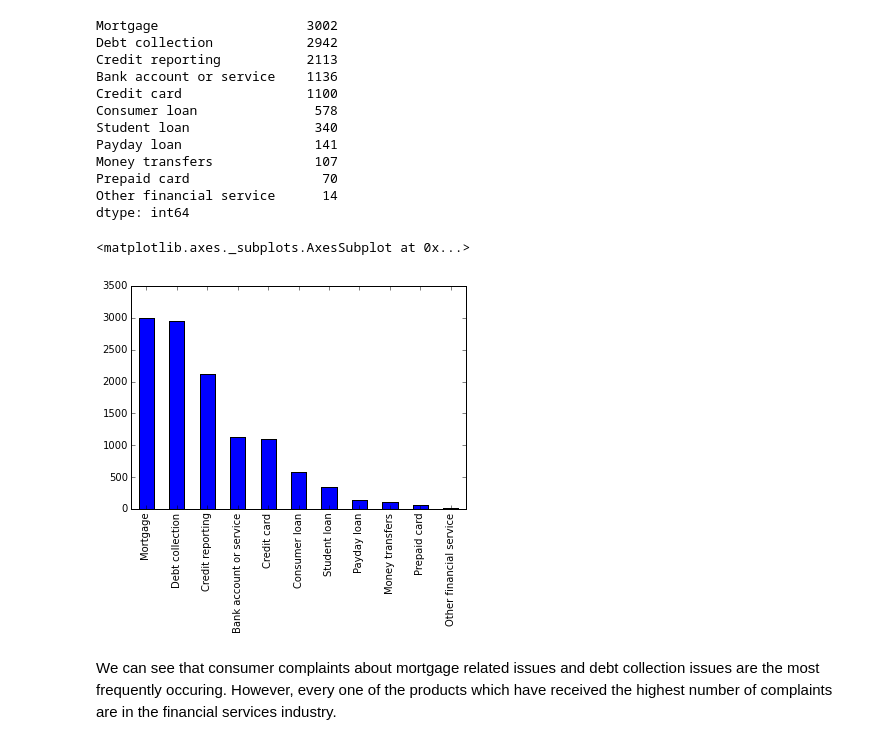
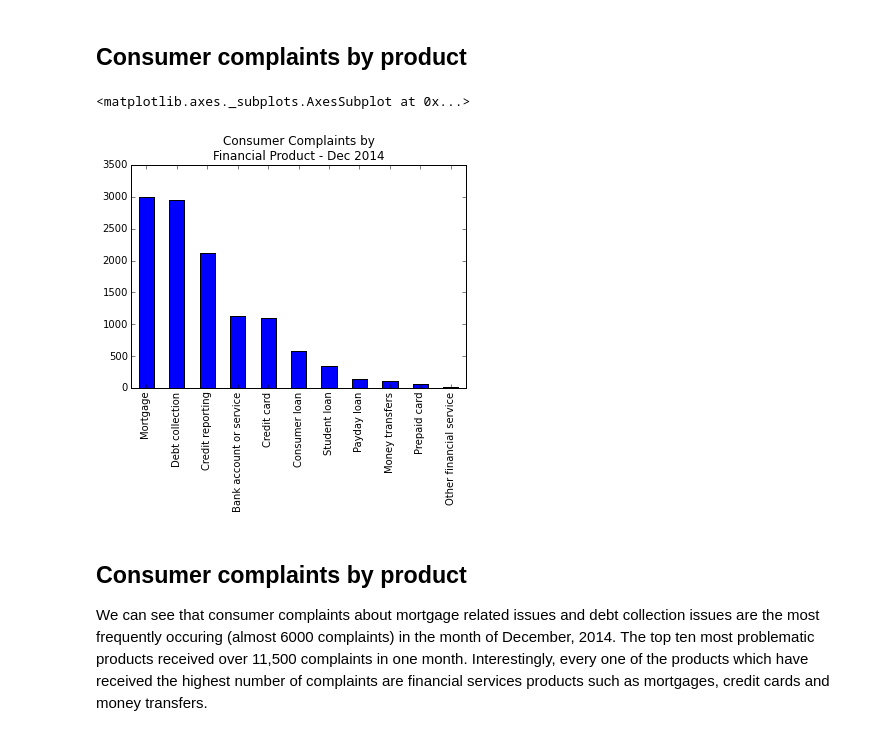
Before and after one commit to nckathleen/Consumer-Complaints, a Jupyter notebook: consumer_complaints.ipynb, the cells around one changed output. Cells and saved outputs as stored; diff of their text form; code cells hidden in the pictures.

Commit message:
Report on Consumer Complaints.

```diff
--- a/consumer_complaints.ipynb
+++ b/consumer_complaints.ipynb
@@ -48,27 +8,11 @@ product_count = complaints.Product.value_counts()
-# %%
-product_count
-# %% [output]
-Mortgage                   3002
-Debt collection            2942
-Credit reporting           2113
-Bank account or service    1136
-Credit card                1100
-Consumer loan               578
-Student loan                340
-Payday loan                 141
-Money transfers             107
-Prepaid card                 70
-Other financial service      14
-dtype: int64
-# %%
-product_count.plot(kind = 'bar')
-
-# df = pd.DataFrame(values, columns=['Type A', 'Type B'], index=['Index 1','Index 2'])
-# df.columns.name = 'Type'
-# df.index.name = 'Index'
-# df.plot(lw=2, colormap='jet', marker='.', markersize=10, title='Video streaming dropout by category')
-# %% [output]
-<matplotlib.axes._subplots.AxesSubplot at 0x...>
-[figure, removed]
+# %% [markdown]
+## Consumer complaints by product
+# %%
+product_count = complaints.Product.value_counts()
+product_count.plot(title = 'Consumer Complaints by\nFinancial Product - Dec 2014', kind = 'bar')
+# %% [output]
+<matplotlib.axes._subplots.AxesSubplot at 0x...>
+[figure, added]
 # %% [markdown]
-We can see that consumer complaints about mortgage related issues and debt collection issues are the most frequently occuring.  However, every one of the products which have received the highest number of complaints are in the financial services industry.
+## Consumer complaints by product
+We can see that consumer complaints about mortgage related issues and debt collection issues are the most frequently occuring (almost 6000 complaints) in the month of December, 2014.  The top ten most problematic products received over 11,500 complaints in one month. Interestingly, every one of the products which have received the highest number of complaints are financial services products such as mortgages, credit cards and money transfers.
```
Also changed, not shown: parts of 27 cells of this notebook, 1 other file.
